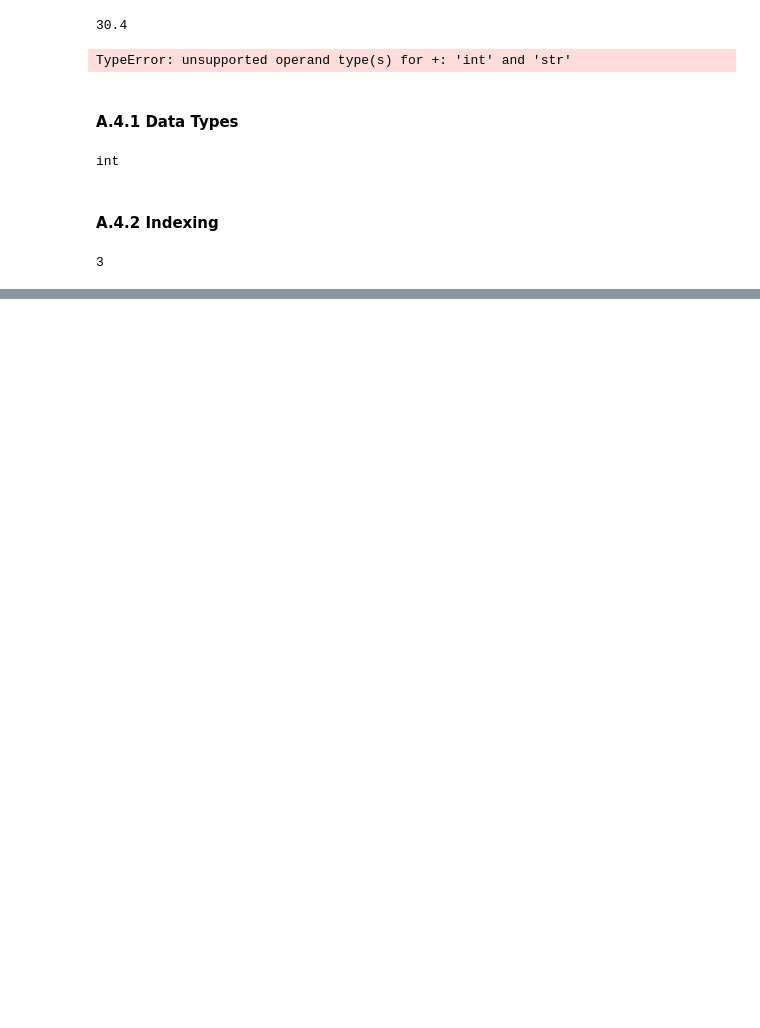
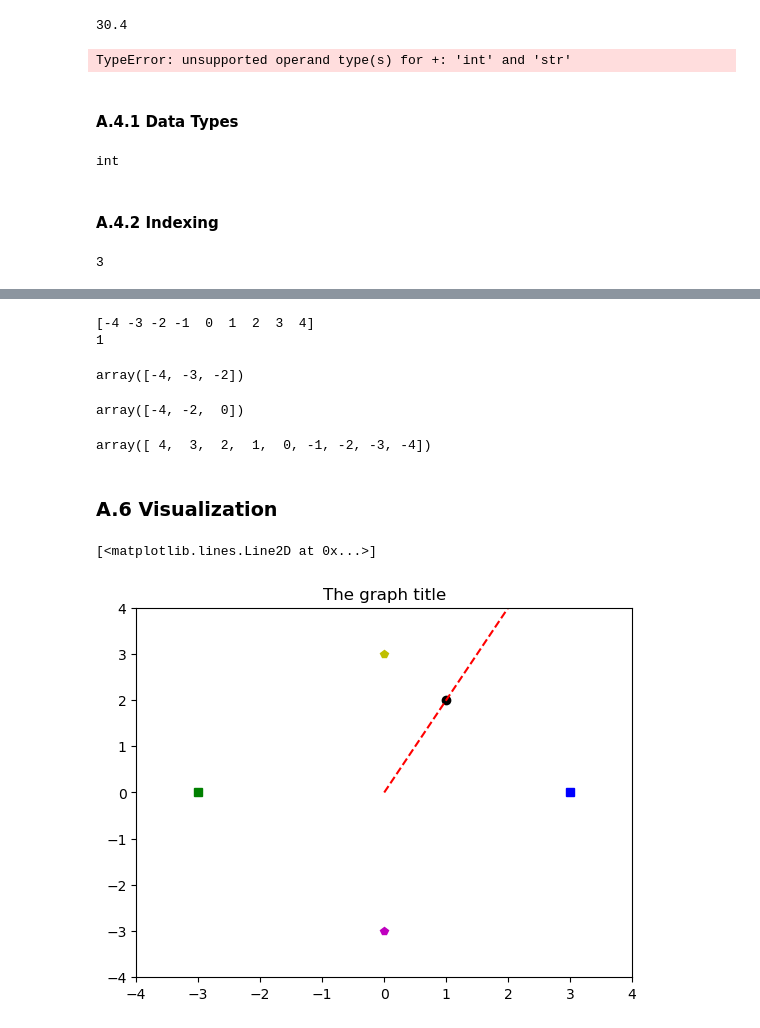
Before and after one commit to refigo/mathematics-vault, a Jupyter notebook: Linear_Algebra/linarg4ds/python_tutorial/python_tutorial.ipynb, the cells around one changed output, grey strips where cells are left out. Saved outputs shown, nothing was run; the diff lists cells and outputs as text; code cells hidden in the pictures; blank space fills up the shorter version.

Commit message:
Feat: Python Tutorial A.6 Visualization

```diff
--- a/Linear_Algebra/linarg4ds/python_tutorial/python_tutorial.ipynb
+++ b/Linear_Algebra/linarg4ds/python_tutorial/python_tutorial.ipynb
@@ -34,0 +100,38 @@ aList[1]
+# %%
+ary = np.arange(-4,5)
+print(ary)
+print(ary[5])
+# %% [output]
+[-4 -3 -2 -1  0  1  2  3  4]
+1
+# %%
+ary[0:3]
+# %% [output]
+array([-4, -3, -2])
+# %%
+ary[0:5:2]
+# %% [output]
+array([-4, -2,  0])
+# %%
+ary[::-1]
+# %% [output]
+array([ 4,  3,  2,  1,  0, -1, -2, -3, -4])
+# %% [markdown]
+### A.6 Visualization
+# %%
+import matplotlib.pyplot as plt
+import numpy as np
+
+plt.plot(1,2,'ko') # 1) draw a black dot at (1,2)
+plt.plot([0,2],[0,4],'r--') # 2) draw a red dashed line from (0,0) to (2,4)
+plt.xlim([-4,4]) # 3) set the x-axis limits from -4 to 4
+plt.ylim([-4,4]) # 4) set the y-axis limits from -4 to 4
+plt.title('The graph title') # 5) set the title
+
+plt.plot(3,0,'bs')
+plt.plot(0,3,'yp')
+plt.plot(-3,0,'gs')
+plt.plot(0,-3,'mp')
+# %% [output]
+[<matplotlib.lines.Line2D at 0x...>]
+[figure, added]
```
Also changed, not shown: parts of 16 cells of this notebook.
